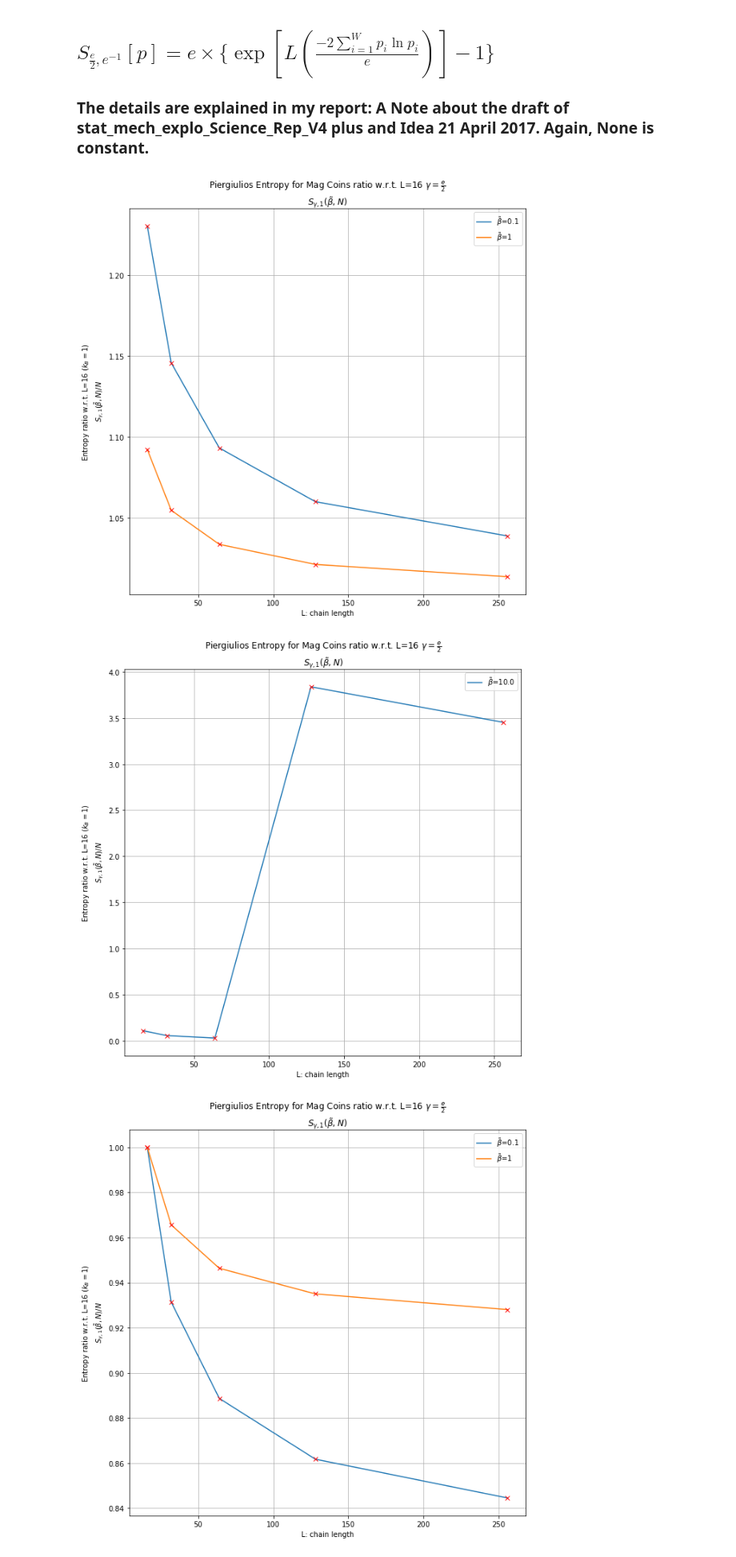
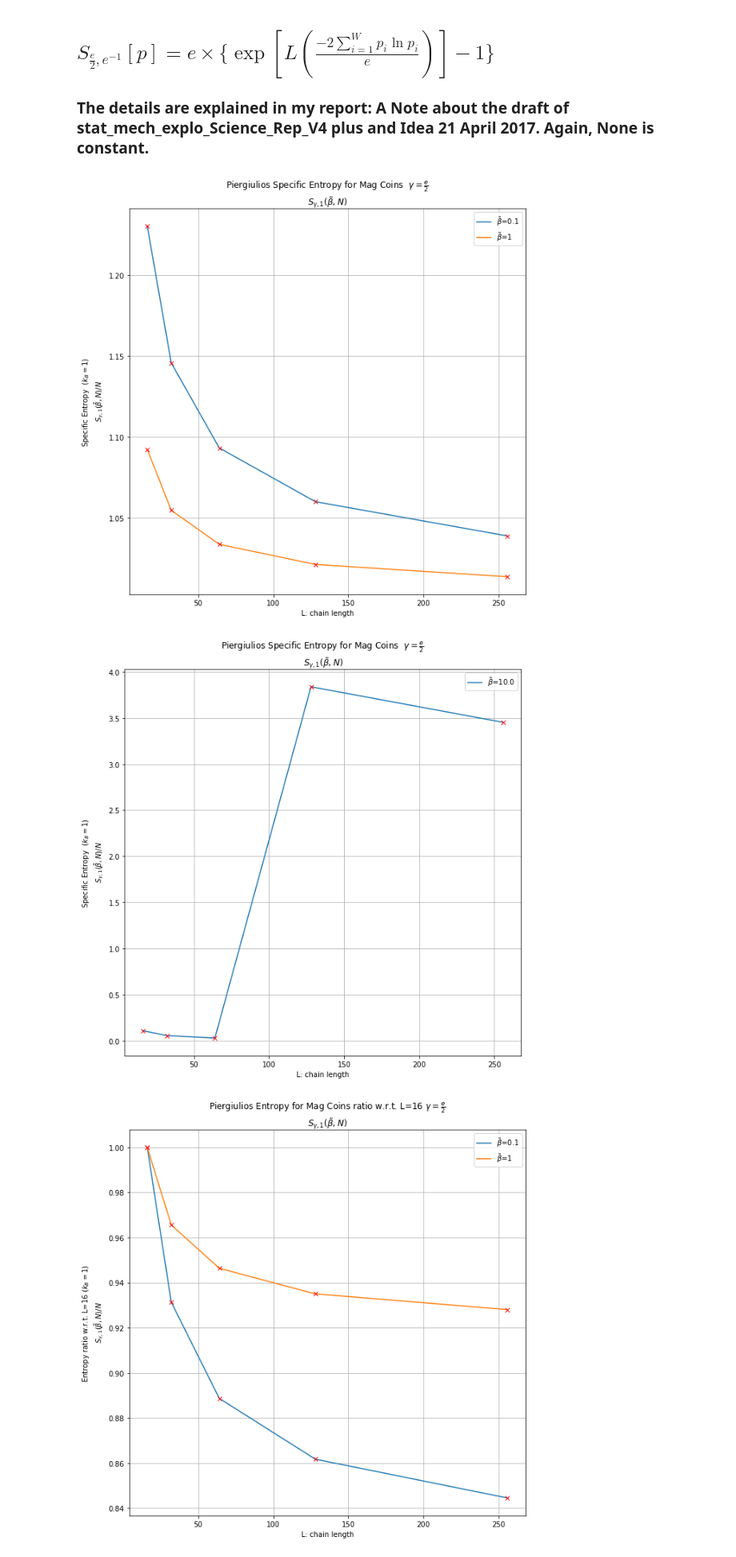
Before and after one commit to rpazuki/sampleNotebooks, a Jupyter notebook: Piergiulios Entropy-Mag Coins/Piergiulios Entropy-Mag Coins.ipynb, the cells around one changed output. Shown at 80% size. Cells and saved outputs as stored; diff of their text form; code cells hidden in the pictures.

```diff
--- a/Piergiulios Entropy-Mag Coins/Piergiulios Entropy-Mag Coins.ipynb
+++ b/Piergiulios Entropy-Mag Coins/Piergiulios Entropy-Mag Coins.ipynb
@@ -271,33 +271,33 @@ def specific_entropy_L(L,beta_tilde):
 # %%
 sizes = [16,32,64,128,256]
 
 T_0_1 = list(map(lambda n: specific_entropy_L(n,0.1),sizes))
 T1 = list(map(lambda n: specific_entropy_L(n,1.0),sizes))
 T10 = list(map(lambda n: specific_entropy_L(n,10.0),sizes))
 
 plt.plot(sizes,T_0_1,label=r'$\tilde{\beta}$=0.1')
 plt.plot(sizes,T_0_1,'rx')
 plt.plot(sizes,T1,label=r'$\tilde{\beta}$=1')
 plt.plot(sizes,T1,'rx')
 plt.grid()
 plt.legend()
-plt.title(r'Piergiulios Entropy for Mag Coins ratio w.r.t. L=16 $\gamma=\frac{e}{2}$'+ '\n'+ r'$S_{\gamma,1}(\tilde{\beta},N)$'  )
+plt.title(r'Piergiulios Specific Entropy for Mag Coins  $\gamma=\frac{e}{2}$'+ '\n'+ r'$S_{\gamma,1}(\tilde{\beta},N)$'  )
 plt.xlabel('L: chain length')
-plt.ylabel('Entropy ratio w.r.t. L=16 ($k_B = 1$) \n'+r' $S_{\gamma,1}(\tilde{\beta},N)/N$ ')
+plt.ylabel('Specific Entropy  ($k_B = 1$) \n'+r' $S_{\gamma,1}(\tilde{\beta},N)/N$ ')
 plt.show()
 
 plt.plot(sizes,T10,label=r'$\tilde{\beta}$=10.0')
 plt.plot(sizes,T10,'rx')
 plt.grid()
 plt.legend()
-plt.title(r'Piergiulios Entropy for Mag Coins ratio w.r.t. L=16 $\gamma=\frac{e}{2}$'+'\n'+ r'$S_{\gamma,1}(\tilde{\beta},N)$' )
+plt.title(r'Piergiulios Specific Entropy for Mag Coins  $\gamma=\frac{e}{2}$'+'\n'+ r'$S_{\gamma,1}(\tilde{\beta},N)$' )
 plt.xlabel('L: chain length')
-plt.ylabel('Entropy ratio w.r.t. L=16 ($k_B = 1$)\n'+r' $S_{\gamma,1}(\tilde{\beta},N)/N$ ')
+plt.ylabel('Specific Entropy  ($k_B = 1$)\n'+r' $S_{\gamma,1}(\tilde{\beta},N)/N$ ')
 #plt.yscale('log')
 plt.show()
 # %% [output]
-[figure, old version]
+[figure, new version]
-[figure, old version]
+[figure, new version]
 # %%
 sizes = [16,32,64,128,256]
 
```
